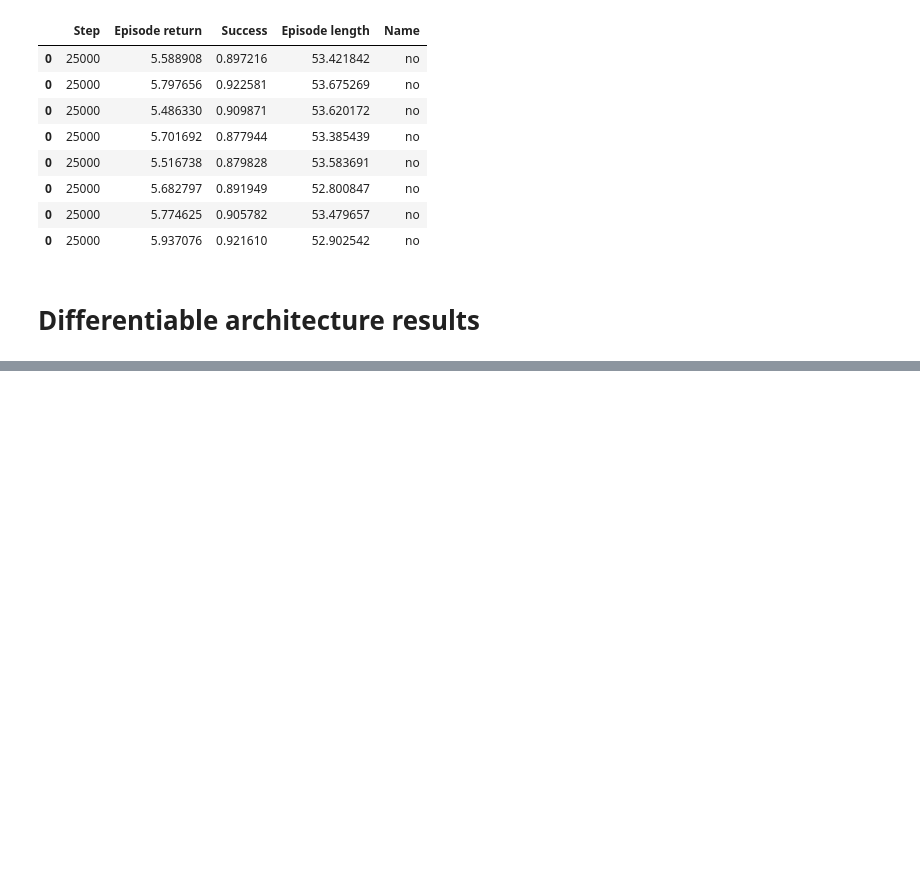
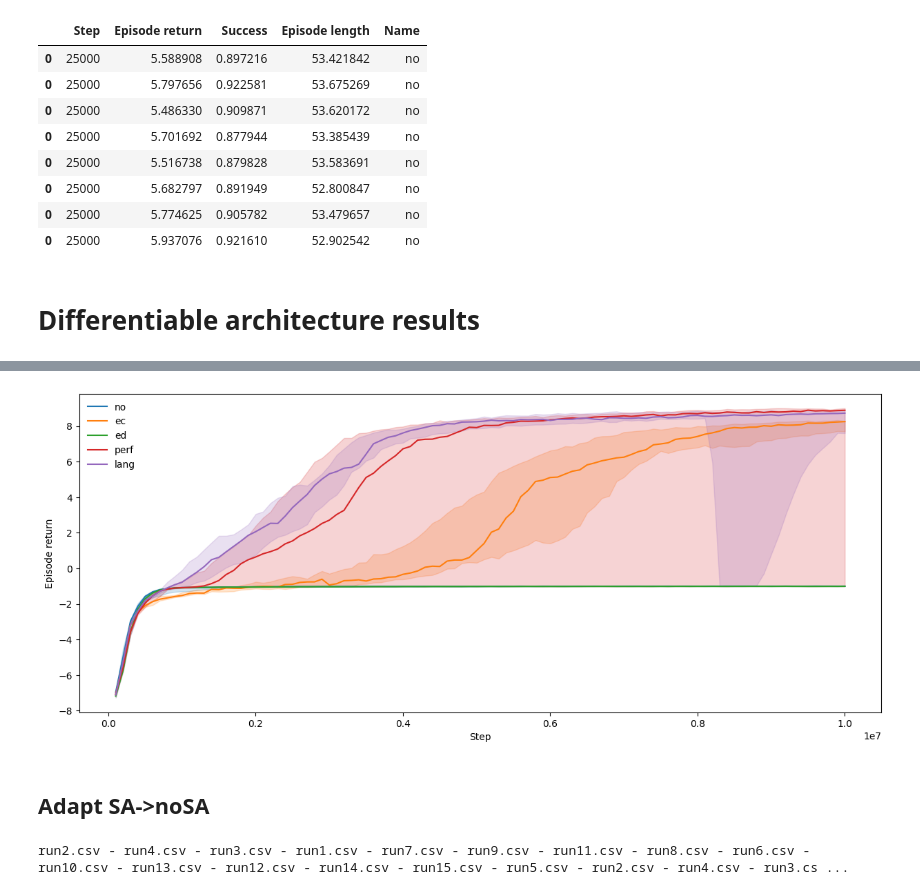
Before and after one commit to Maxtoq/MADRL-PhD-Thesis-Code, a Jupyter notebook: results/LAMARL Graphs.ipynb, the cells around one changed output, grey strips where cells are left out. Drawn from its saved outputs; the diff is of its cells as text; code cells hidden in the pictures; blank space fills up the shorter version.

```diff
--- a/results/LAMARL Graphs.ipynb
+++ b/results/LAMARL Graphs.ipynb
@@ -416,0 +429,29 @@ Name: 37574, dtype: object
+# %%
+plot_runs([noc_n, ec_n, ed_n, perf_n, lang_n], y="Episode return", estim="median", err=("ci", 90))
+# %% [output]
+[figure, added]
+# %% [markdown]
+## Adapt SA->noSA
+# %%
+perf_ad = load_mov_avg(
+    "../models/magym_PredPrey_new/Adapt_9o5SA-noSA_Diff_perf/train_data/",
+    "perf",
+    50000)
+#lang_ad = load_mov_avg(
+#    "../models/magym_PredPrey_new/Adapt_9o5SA-noSA_Diff_langsup/train_data/",
+#    "lang",
+#    50000)
+ec_ad = load_mov_avg(
+     "../models/magym_PredPrey_new/Adapt_9o5SA-noSA_Diff_ec/train_data/",
+     "ec",
+     50000)
+ed_ad = load_mov_avg(
+    "../models/magym_PredPrey_new/Adapt_9o5SA-noSA_Diff_edl/train_data/",
+    "ed",
+    50000)
+noc_ad = load_mov_avg(
+    "../models/magym_PredPrey_new/Adapt_9o5SA-noSA_Diff_noc/train_data/",
+    "no",
+    50000)
+# %% [output]
+run2.csv - run4.csv - run3.csv - run1.csv - run7.csv - run9.csv - run11.csv - run8.csv - run6.csv - run10.csv - run13.csv - run12.csv - run14.csv - run15.csv - run5.csv - run2.csv - run4.csv - run3.cs ...
```
Also changed, not shown: parts of 10 cells of this notebook, 10 other files.
